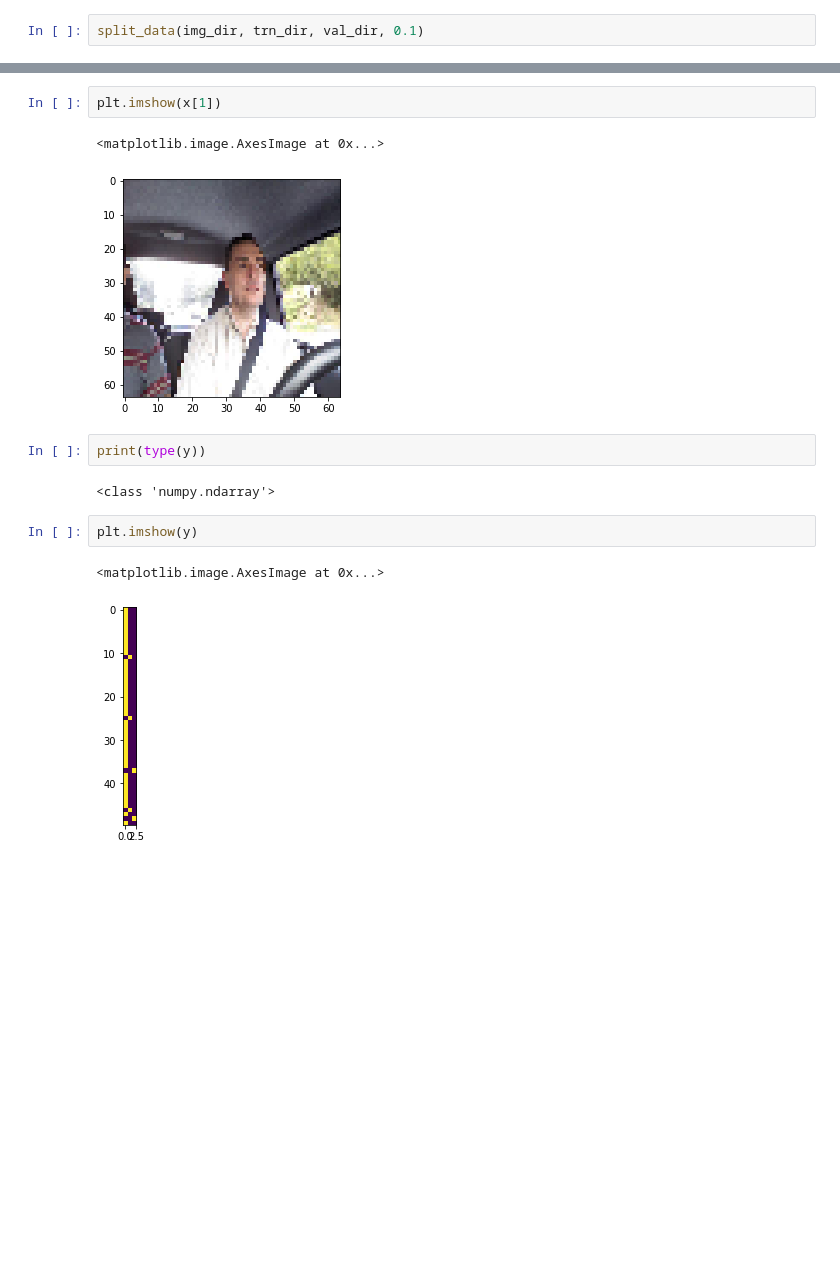
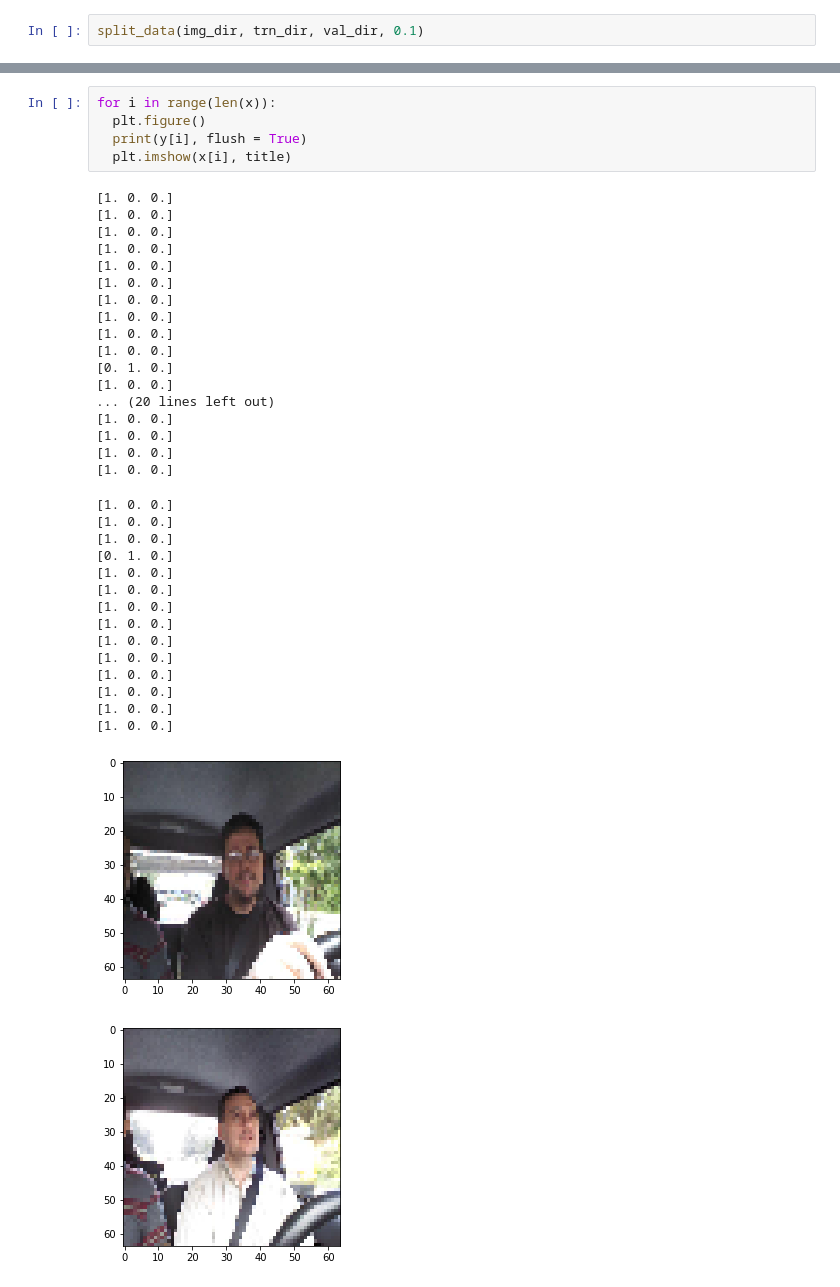
Before and after one commit to aviralsomani/driv-face-classifier, a Jupyter notebook: AviralSomani_FinalProject.ipynb, the cells around one changed output, grey strips where cells are left out. Cells and saved outputs as stored; diff of their text form; blank space fills up the shorter version.

```diff
--- a/AviralSomani_FinalProject.ipynb
+++ b/AviralSomani_FinalProject.ipynb
@@ -540,14 +569,39 @@ x, y = test_gen.next()
-# %%
-plt.imshow(x[1])
-# %% [output]
-<matplotlib.image.AxesImage at 0x...>
-[figure, removed]
-# %%
-print(type(y))
-# %% [output]
-<class 'numpy.ndarray'>
-# %%
-plt.imshow(y)
-# %% [output]
-<matplotlib.image.AxesImage at 0x...>
-[figure, removed]
+# %%
+for i in range(len(x)):
+  plt.figure()
+  print(y[i], flush = True)
+  plt.imshow(x[i], title)
+# %% [output]
+[1. 0. 0.]
+[1. 0. 0.]
+[1. 0. 0.]
+[1. 0. 0.]
+[1. 0. 0.]
+[1. 0. 0.]
+[1. 0. 0.]
+[1. 0. 0.]
+[1. 0. 0.]
+[1. 0. 0.]
+[0. 1. 0.]
+[1. 0. 0.]
+... (20 lines left out)
+[1. 0. 0.]
+[1. 0. 0.]
+[1. 0. 0.]
+[1. 0. 0.]
+[1. 0. 0.]
+[1. 0. 0.]
+[1. 0. 0.]
+[0. 1. 0.]
+[1. 0. 0.]
+[1. 0. 0.]
+[1. 0. 0.]
+[1. 0. 0.]
+[1. 0. 0.]
+[1. 0. 0.]
+[1. 0. 0.]
+[1. 0. 0.]
+[1. 0. 0.]
+[1. 0. 0.]
+[figure, added]
+[figure, added]
```
Also changed, not shown: parts of 16 cells of this notebook.
